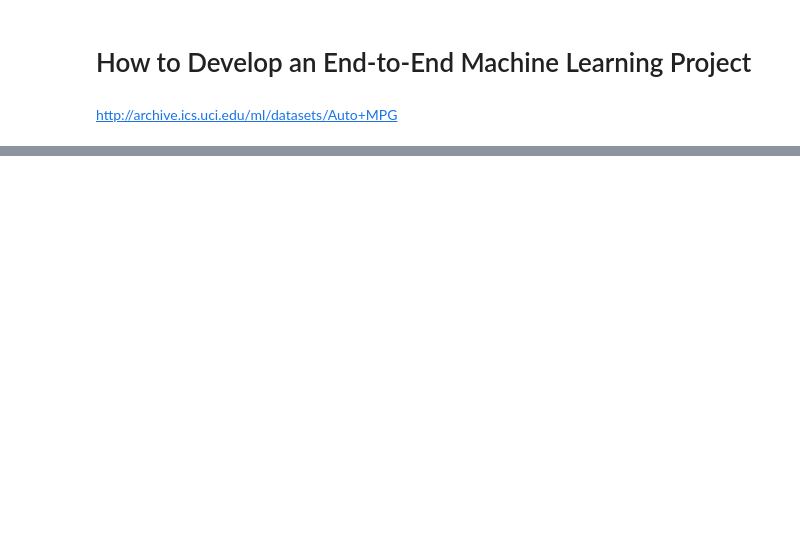
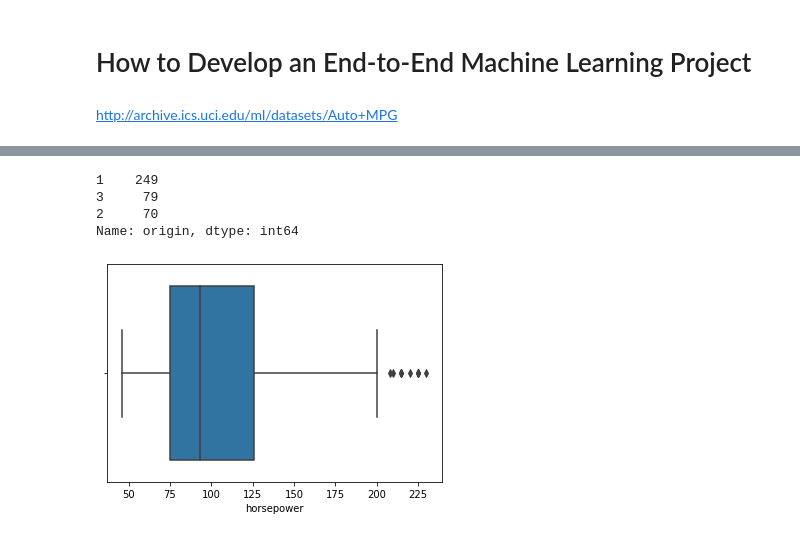
Before and after one commit to icta-tecaji/python-machine-learning-public, a Jupyter notebook: 08_Prakticni_primeri_iz_strojnega_ucenja/01_End_to_End_Machine_Learning_Project_CLEAN.ipynb, the cells around one changed output, grey strips where cells are left out. Saved outputs shown, nothing was run; the diff lists cells and outputs as text; code cells hidden in the pictures; blank space fills up the shorter version.

```diff
--- a/08_Prakticni_primeri_iz_strojnega_ucenja/01_End_to_End_Machine_Learning_Project_CLEAN.ipynb
+++ b/08_Prakticni_primeri_iz_strojnega_ucenja/01_End_to_End_Machine_Learning_Project_CLEAN.ipynb
@@ -4,0 +24,24 @@ http://archive.ics.uci.edu/ml/datasets/Auto+MPG
+# %%
+data = """
+1. mpg: continuous
+2. cylinders: multi-valued discrete
+3. displacement: continuous
+4. horsepower: continuous
+5. weight: continuous
+6. acceleration: continuous
+7. model year: multi-valued discrete
+8. origin: multi-valued discrete"""
+# %%
+cols = [line.split(". ")[1].split(":")[0].replace(" ", "_") for line  in data.split("\n") if line != ""]
+# %%
+def load_data(path: str) -> pd.DataFrame:
+    df = pd.read_csv(path,
+                     names=cols,
+                     sep=" ",
+                     na_values="?",
+                     skipinitialspace=True,
+                     comment="\t")
+    return df
+# %%
+data = load_data("data/auto-mpg.data")
+data.head()
@@ -4,0 +97,15 @@ http://archive.ics.uci.edu/ml/datasets/Auto+MPG
+# %%
+data["origin"].value_counts()
+# %% [output]
+1    249
+3     79
+2     70
+Name: origin, dtype: int64
+# %%
+import seaborn as sns
+import matplotlib.pyplot as plt
+
+sns.boxplot(x=data["horsepower"])
+plt.show()
+# %% [output]
+[figure, added]
```
Also changed, not shown: parts of 36 cells of this notebook, 3 other files.
